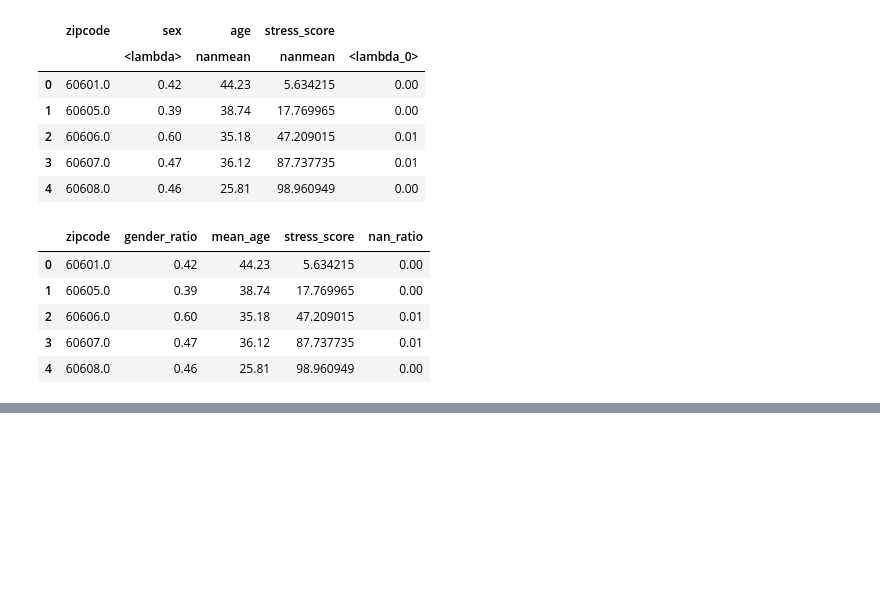
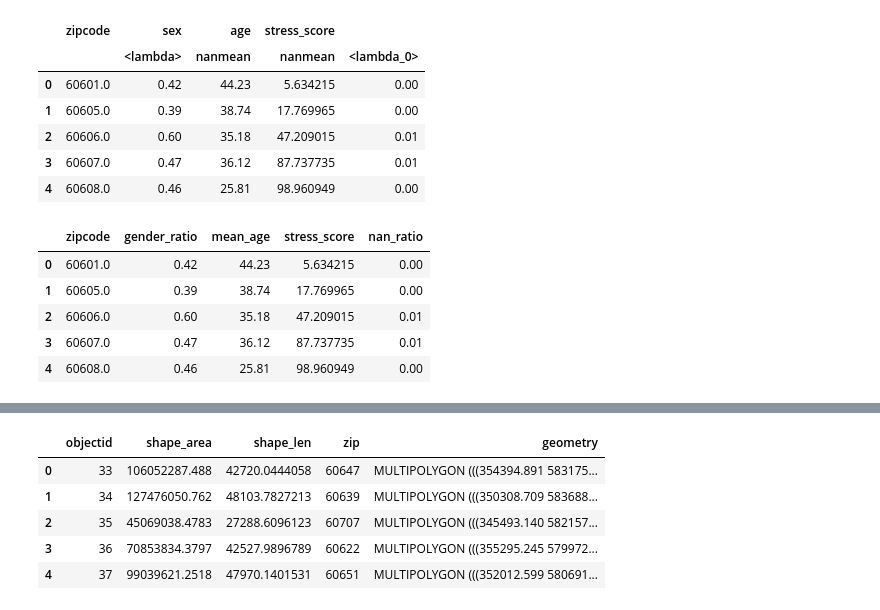
Before and after one commit to kywch/geo-colab, a Jupyter notebook: Generate_Chicago_Traces.ipynb, the cells around one changed output, grey strips where cells are left out. Cells and saved outputs as stored; diff of their text form; code cells hidden in the pictures; blank space fills up the shorter version.

```diff
--- a/Generate_Chicago_Traces.ipynb
+++ b/Generate_Chicago_Traces.ipynb
@@ -456,0 +501,9 @@ agg_by_zip.head()
+# %%
+chi_zipcode.head()
+# %% [output]
+|  | objectid | shape_area | shape_len | zip | geometry |
+| 0 | 33 | 106052287.488 | 42720.0444058 | 60647 | MULTIPOLYGON (((354394.891 583175... |
+| 1 | 34 | 127476050.762 | 48103.7827213 | 60639 | MULTIPOLYGON (((350308.709 583688... |
+| 2 | 35 | 45069038.4783 | 27288.6096123 | 60707 | MULTIPOLYGON (((345493.140 582157... |
+| 3 | 36 | 70853834.3797 | 42527.9896789 | 60622 | MULTIPOLYGON (((355295.245 579972... |
+| 4 | 37 | 99039621.2518 | 47970.1401531 | 60651 | MULTIPOLYGON (((352012.599 580691... |
```
Also changed, not shown: parts of 8 cells of this notebook.
